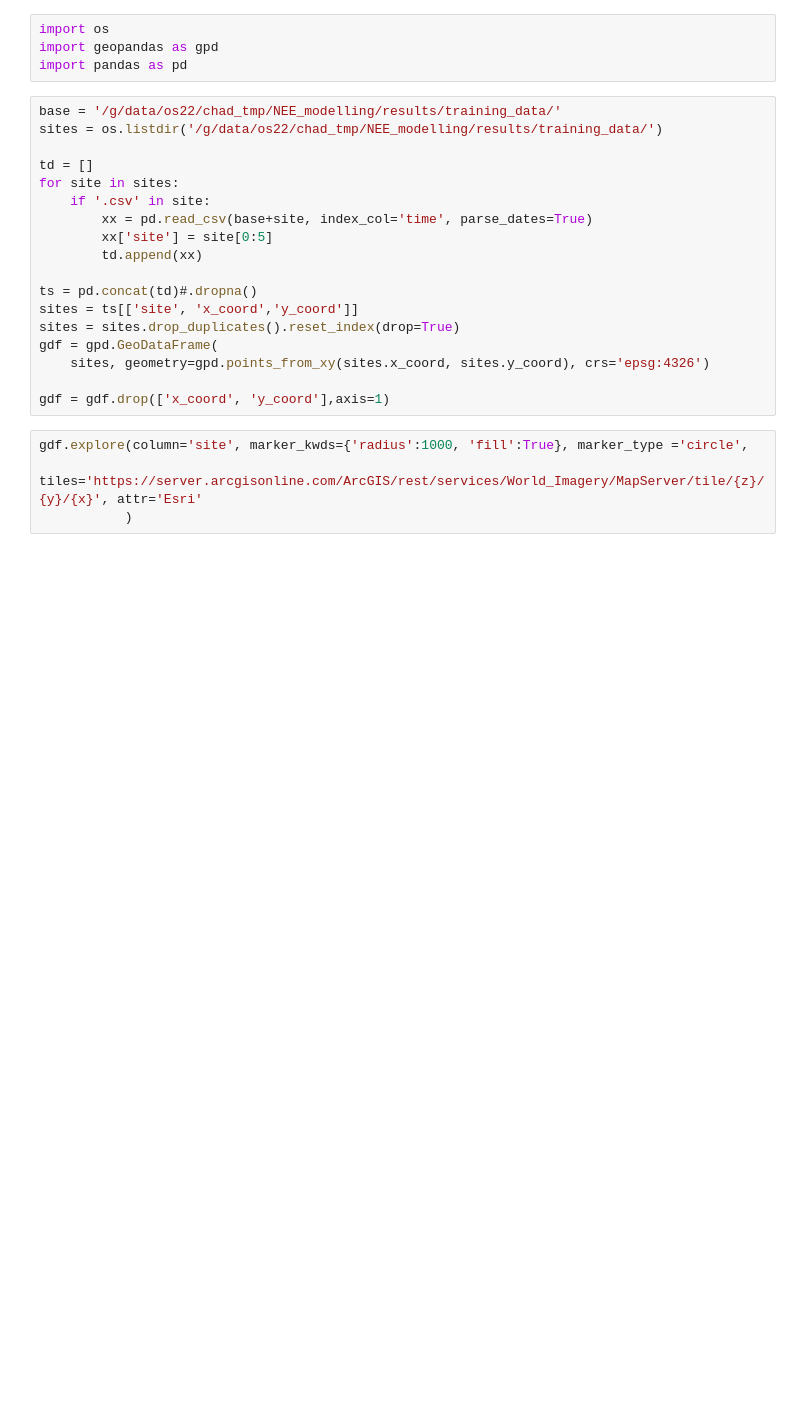
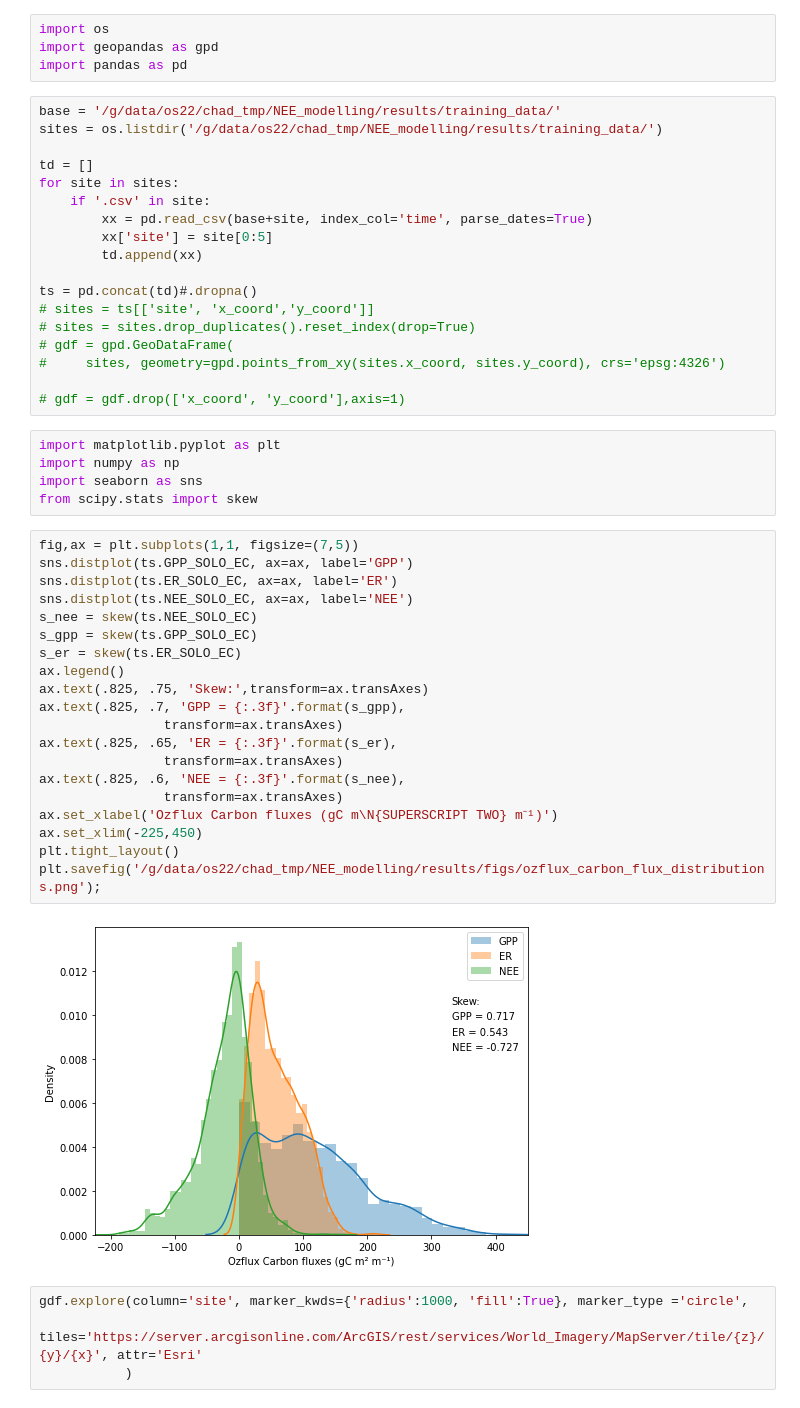
Before and after one commit to cbur24/NEE_modelling, a Jupyter notebook: 2_Extract_EC_and_gridded_data.ipynb, the cells around one changed output. Saved outputs shown, nothing was run; the diff lists cells and outputs as text; blank space fills up the shorter version.

```diff
--- a/2_Extract_EC_and_gridded_data.ipynb
+++ b/2_Extract_EC_and_gridded_data.ipynb
@@ -81,12 +81,39 @@ for site in sites:
         td.append(xx)
 
 ts = pd.concat(td)#.dropna()
-sites = ts[['site', 'x_coord','y_coord']]
-sites = sites.drop_duplicates().reset_index(drop=True)
-gdf = gpd.GeoDataFrame(
-    sites, geometry=gpd.points_from_xy(sites.x_coord, sites.y_coord), crs='epsg:4326')
+# sites = ts[['site', 'x_coord','y_coord']]
+# sites = sites.drop_duplicates().reset_index(drop=True)
+# gdf = gpd.GeoDataFrame(
+#     sites, geometry=gpd.points_from_xy(sites.x_coord, sites.y_coord), crs='epsg:4326')
 
-gdf = gdf.drop(['x_coord', 'y_coord'],axis=1)
+# gdf = gdf.drop(['x_coord', 'y_coord'],axis=1)
+# %%
+import matplotlib.pyplot as plt
+import numpy as np
+import seaborn as sns
+from scipy.stats import skew
+# %%
+fig,ax = plt.subplots(1,1, figsize=(7,5))
+sns.distplot(ts.GPP_SOLO_EC, ax=ax, label='GPP')
+sns.distplot(ts.ER_SOLO_EC, ax=ax, label='ER')
+sns.distplot(ts.NEE_SOLO_EC, ax=ax, label='NEE')
+s_nee = skew(ts.NEE_SOLO_EC)
+s_gpp = skew(ts.GPP_SOLO_EC)
+s_er = skew(ts.ER_SOLO_EC)
+ax.legend()
+ax.text(.825, .75, 'Skew:',transform=ax.transAxes)
+ax.text(.825, .7, 'GPP = {:.3f}'.format(s_gpp),
+                transform=ax.transAxes)
+ax.text(.825, .65, 'ER = {:.3f}'.format(s_er),
+                transform=ax.transAxes)
+ax.text(.825, .6, 'NEE = {:.3f}'.format(s_nee),
+                transform=ax.transAxes)
+ax.set_xlabel('Ozflux Carbon fluxes (gC m\N{SUPERSCRIPT TWO} m⁻¹)')
+ax.set_xlim(-225,450)
+plt.tight_layout()
+plt.savefig('/g/data/os22/chad_tmp/NEE_modelling/results/figs/ozflux_carbon_flux_distributions.png');
+# %% [output]
+[figure, added]
 # %%
 gdf.explore(column='site', marker_kwds={'radius':1000, 'fill':True}, marker_type ='circle',
             tiles='https://server.arcgisonline.com/ArcGIS/rest/services/World_Imagery/MapServer/tile/{z}/{y}/{x}', attr='Esri'
```
Also changed, not shown: 4 other files.
